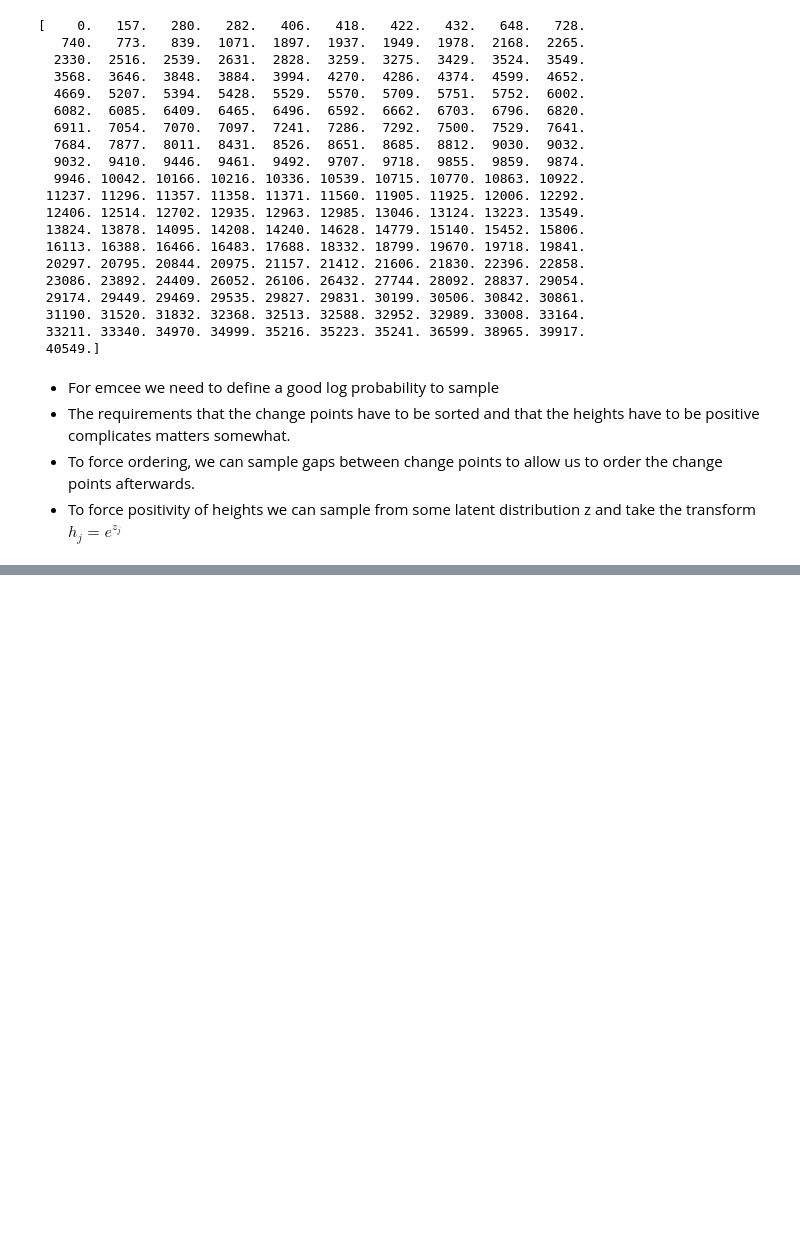
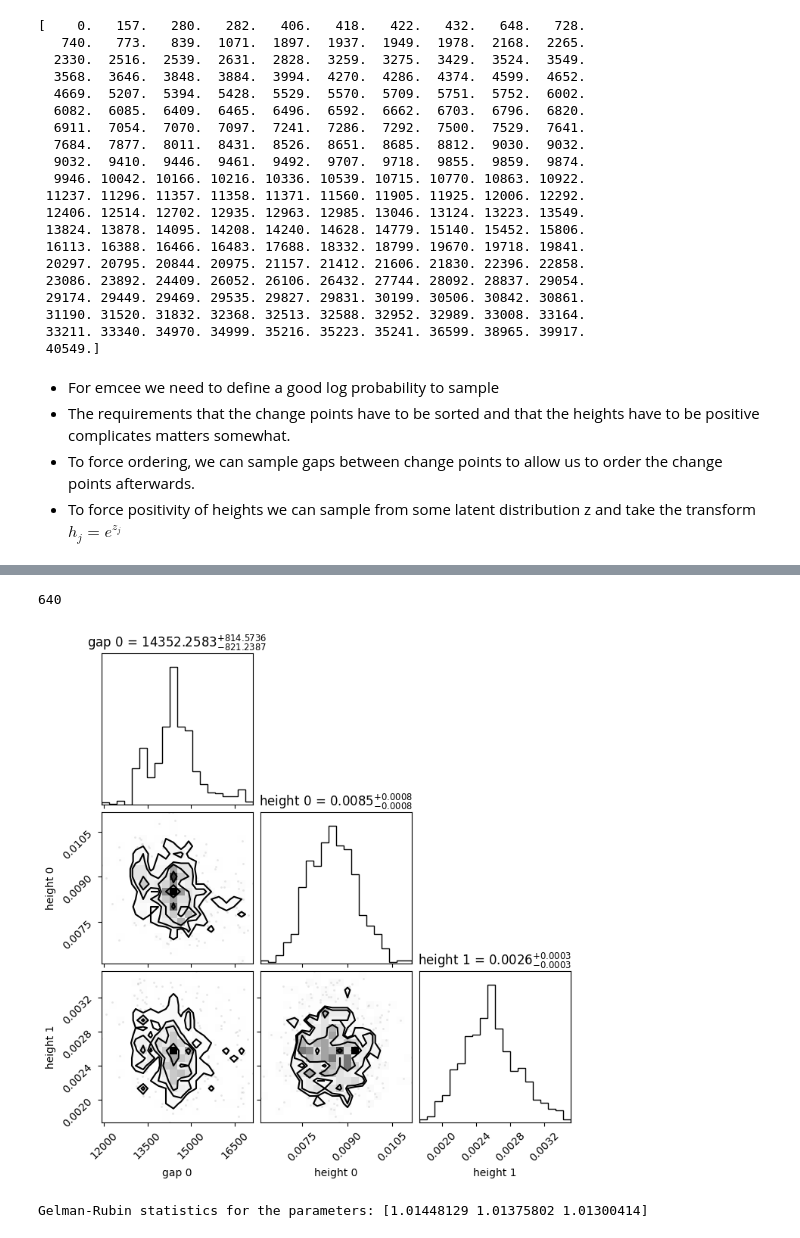
Before and after one commit to JoeyWee1/S2_Coal_Mining_Bayesian_Stats, a Jupyter notebook: C2CW.ipynb, the cells around one changed output, grey strips where cells are left out. Saved outputs shown, nothing was run; the diff lists cells and outputs as text; code cells hidden in the pictures; blank space fills up the shorter version.

```diff
--- a/C2CW.ipynb
+++ b/C2CW.ipynb
@@ -399,3 +417,9 @@ Mean autocorrelation time: 48.64 steps
 # %%
 # Produce the corner plot
 import corner
+print(len(samples))
+corner.corner(samples, labels=labels, show_titles=True, title_fmt=".4f")
+plt.show()
+# %% [output]
+640
+[figure, added]
@@ -403,0 +454,7 @@ import corner
+# %%
+
+
+GR = gr_stat(chains) # This is an array of the three paremeters' GR statistics
+print(f"Gelman-Rubin statistics for the parameters: {GR}")
+# %% [output]
+Gelman-Rubin statistics for the parameters: [1.01448129 1.01375802 1.01300414]
```
Also changed, not shown: parts of 8 cells of this notebook.
